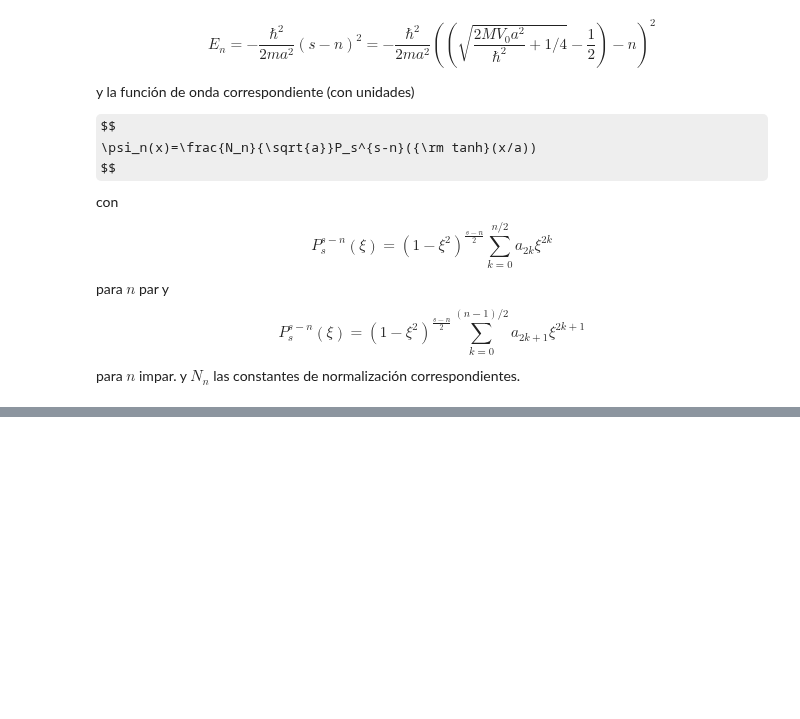
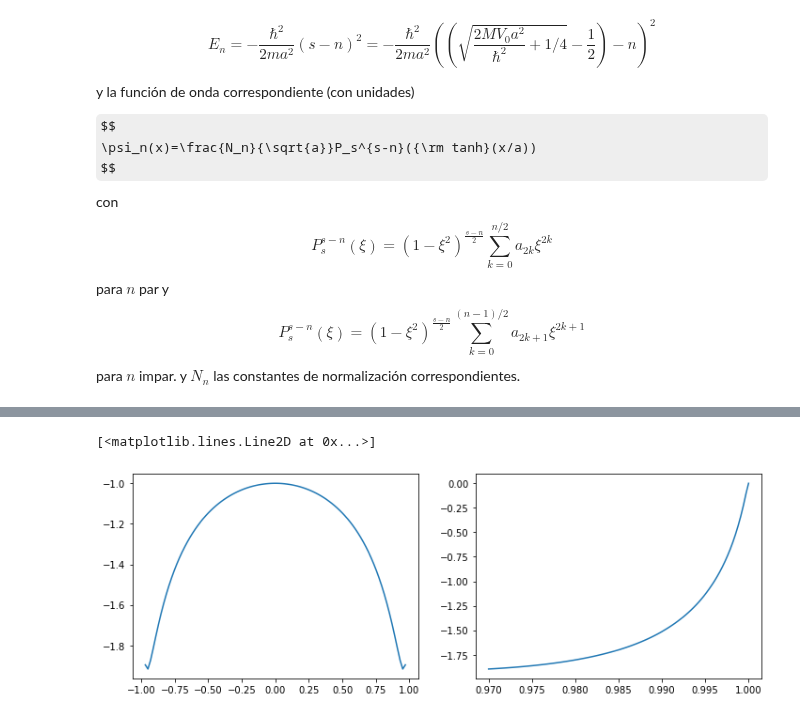
Before and after one commit to mmatera/qmnotebooks, a Jupyter notebook: problema-4-p2.ipynb, the cells around one changed output, grey strips where cells are left out. Saved outputs shown, nothing was run; the diff lists cells and outputs as text; code cells hidden in the pictures; some formulas as TeX source; blank space fills up the shorter version.

```diff
--- a/problema-4-p2.ipynb
+++ b/problema-4-p2.ipynb
@@ -227,0 +269,11 @@ for n in range(int(la+1)):
+# %%
+us=np.linspace(-.97,.97,100)
+fig,axs= plt.subplots(1,2,figsize=(12,4))
+
+axs[0].plot(us,-np.exp(-np.arctanh(us)**2/2.)/(1-us**2))
+
+us=np.linspace(.97,.999997,100)
+axs[1].plot(us,-np.exp(-np.arctanh(us)**2/2.)/(1-us**2))
+# %% [output]
+[<matplotlib.lines.Line2D at 0x...>]
+[figure, added]
```
Also changed, not shown: parts of 6 cells of this notebook.
